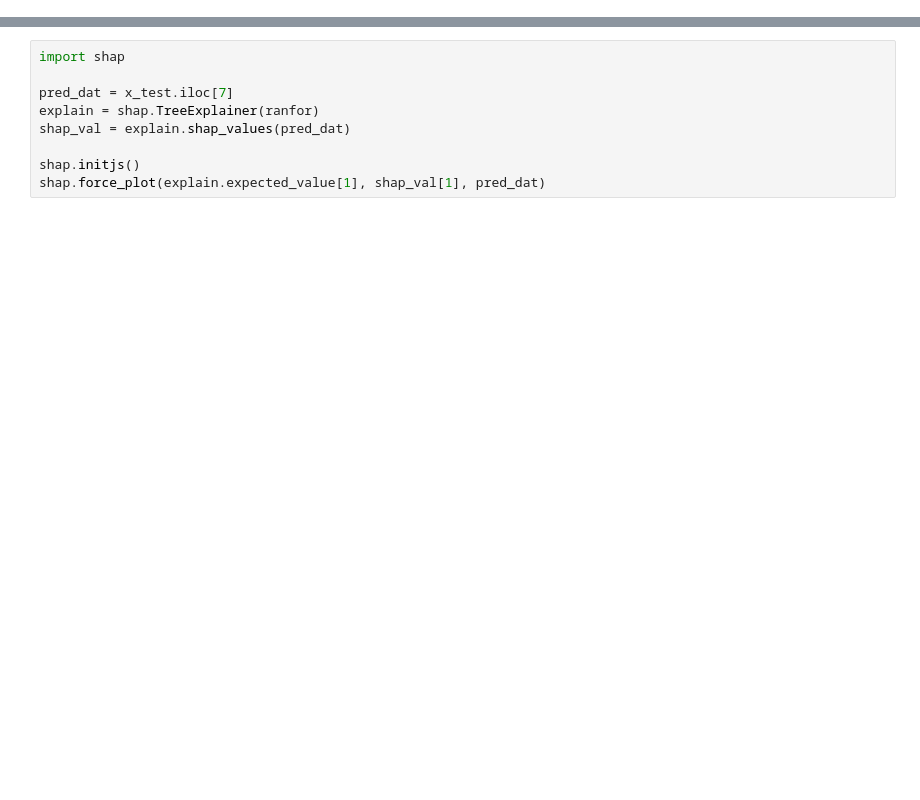
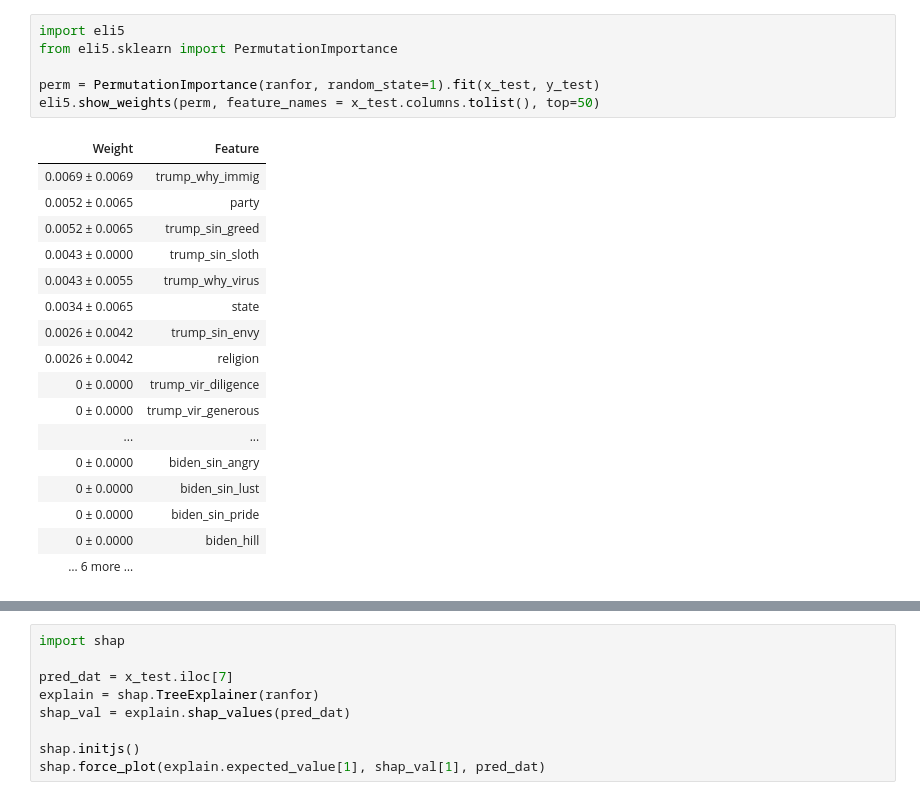
Before and after one commit to Asafmazar/VCG, a Jupyter notebook: VCG Analyses.ipynb, the cells around one changed output, grey strips where cells are left out. Saved outputs shown, nothing was run; the diff lists cells and outputs as text; blank space fills up the shorter version.

```diff
--- a/VCG Analyses.ipynb
+++ b/VCG Analyses.ipynb
@@ -112,3 +141,27 @@ score_ranfor.mean()
+# %%
+import eli5
+from eli5.sklearn import PermutationImportance
+
+perm = PermutationImportance(ranfor, random_state=1).fit(x_test, y_test)
+eli5.show_weights(perm, feature_names = x_test.columns.tolist(), top=50)
+# %% [output]
+| Weight | Feature |
+| 0.0069 ± 0.0069 | trump_why_immig |
+| 0.0052 ± 0.0065 | party |
+| 0.0052 ± 0.0065 | trump_sin_greed |
+| 0.0043 ± 0.0000 | trump_sin_sloth |
+| 0.0043 ± 0.0055 | trump_why_virus |
+| 0.0034 ± 0.0065 | state |
+| 0.0026 ± 0.0042 | trump_sin_envy |
+| 0.0026 ± 0.0042 | religion |
+| 0 ± 0.0000 | trump_vir_diligence |
+| 0 ± 0.0000 | trump_vir_generous |
+| ... | ... |
+| 0 ± 0.0000 | biden_sin_angry |
+| 0 ± 0.0000 | biden_sin_lust |
+| 0 ± 0.0000 | biden_sin_pride |
+| 0 ± 0.0000 | biden_hill |
+| … 6 more … |  |
 # %%
 from matplotlib import pyplot as plt
 from pdpbox import pdp, get_dataset, info_plots
```
Also changed, not shown: parts of 10 cells of this notebook.
